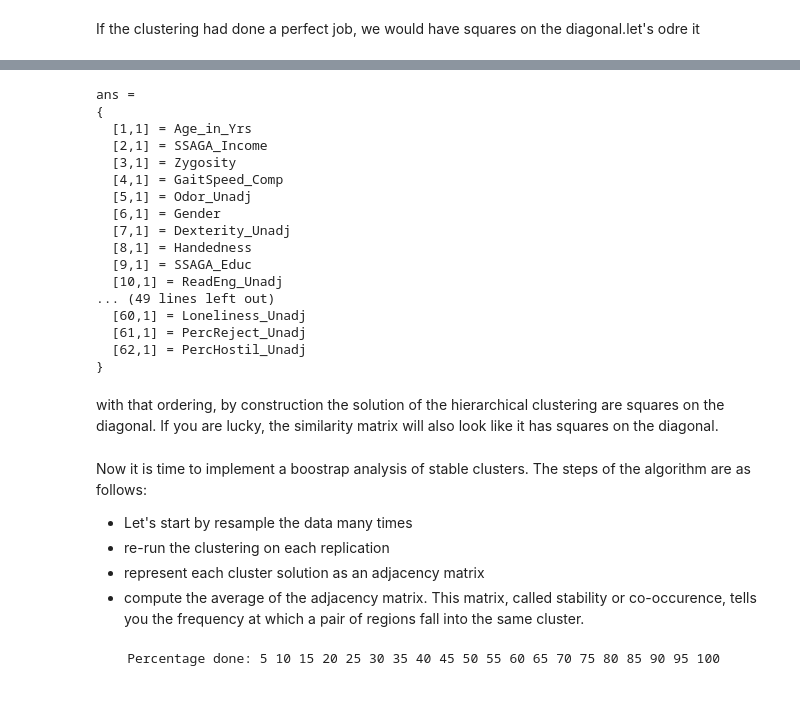
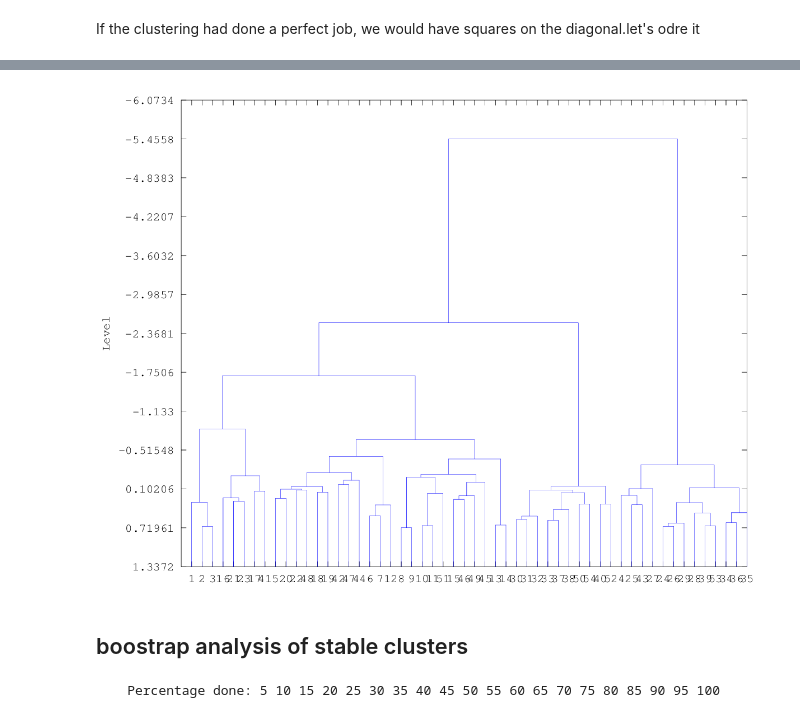
Before and after one commit to SIMEXP/hcp, a Jupyter notebook: hcp_clustering_pheno_basc.ipynb, the cells around one changed output, grey strips where cells are left out. Drawn from its saved outputs; the diff is of its cells as text; code cells hidden in the pictures.

```diff
--- a/hcp_clustering_pheno_basc.ipynb
+++ b/hcp_clustering_pheno_basc.ipynb
@@ -56,29 +50,7 @@ niak_visu_part(part(order)), axis square
-# %%
-LABELS_Y(order)
-# %% [output]
-ans =
-{
-  [1,1] = Age_in_Yrs
-  [2,1] = SSAGA_Income
-  [3,1] = Zygosity
-  [4,1] = GaitSpeed_Comp
-  [5,1] = Odor_Unadj
-  [6,1] = Gender
-  [7,1] = Dexterity_Unadj
-  [8,1] = Handedness
-  [9,1] = SSAGA_Educ
-  [10,1] = ReadEng_Unadj
-... (49 lines left out)
-  [60,1] = Loneliness_Unadj
-  [61,1] = PercReject_Unadj
-  [62,1] = PercHostil_Unadj
-}
-# %% [markdown]
-with that ordering, by construction the solution of the hierarchical clustering are squares on the diagonal. If you are lucky, the similarity matrix will also look like it has squares on the diagonal.
-# %% [markdown]
-Now it is time to implement a boostrap analysis of stable clusters. The steps of the algorithm are as follows:
- * Let's start by resample the data many times
- * re-run the clustering on each replication
- * represent each cluster solution as an adjacency matrix
- * compute the average of the adjacency matrix. This matrix, called stability or co-occurence, tells you the frequency at which a pair of regions fall into the same cluster.
+# %%
+niak_visu_dendrogram(hier)
+# %% [output]
+[figure, added]
+# %% [markdown]
+## boostrap analysis of stable clusters
 # %%
```
Also changed, not shown: parts of 20 cells of this notebook, 5 other files.
